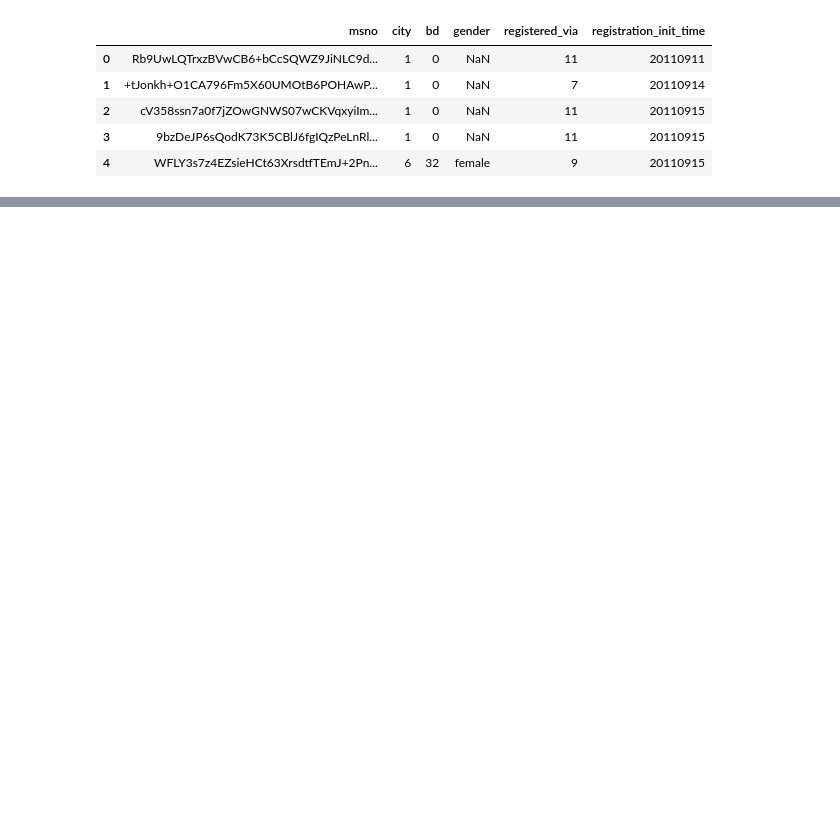
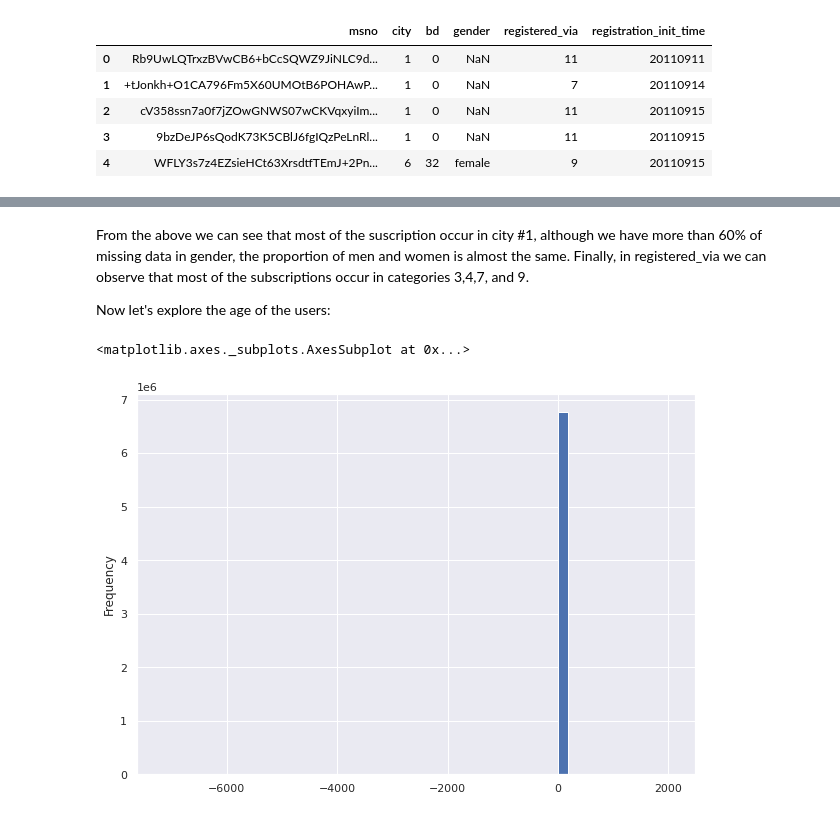
Before and after one commit to jsroa15/KKBOX, a Jupyter notebook: Members_data_mining.ipynb, the cells around one changed output, grey strips where cells are left out. Drawn from its saved outputs; the diff is of its cells as text; code cells hidden in the pictures; blank space fills up the shorter version.

```diff
--- a/Members_data_mining.ipynb
+++ b/Members_data_mining.ipynb
@@ -149,18 +42,0 @@ df.head()
-# %%
-#Creating a Key to merge with df
-
-members['key']=members.apply(lambda row:(row.gender,row.city),axis=1)
-members.head()
-
-#Filtering rows with age=0
-
-ceros=members['bd']==0
-df1=members[ceros]
-
-#Extracting original indexes
-indexes2=list(df1.index)
-df1=df1.merge(df,on='key',how='left')
-
-#Setting up indexes in df1
-s=pd.Series(indexes2)
-df1.set_index(s,inplace=True)
@@ -288,0 +116,10 @@ df_members.to_csv('/content/drive/MyDrive/Colab Notebooks/KKBOX/df_members.csv')
+# %% [markdown]
+From the above we can see that most of the suscription occur in city #1, although we have more than 60% of missing data in gender, the proportion of men and women is almost the same. Finally, in registered_via we can observe that most of the subscriptions occur in categories 3,4,7, and 9.
+
+Now let's explore the age of the users:
+# %%
+plt.figure(figsize=(10,7))
+members.bd.plot(kind='hist',bins=50)
+# %% [output]
+<matplotlib.axes._subplots.AxesSubplot at 0x...>
+[figure, added]
```
Also changed, not shown: parts of 42 cells of this notebook.
